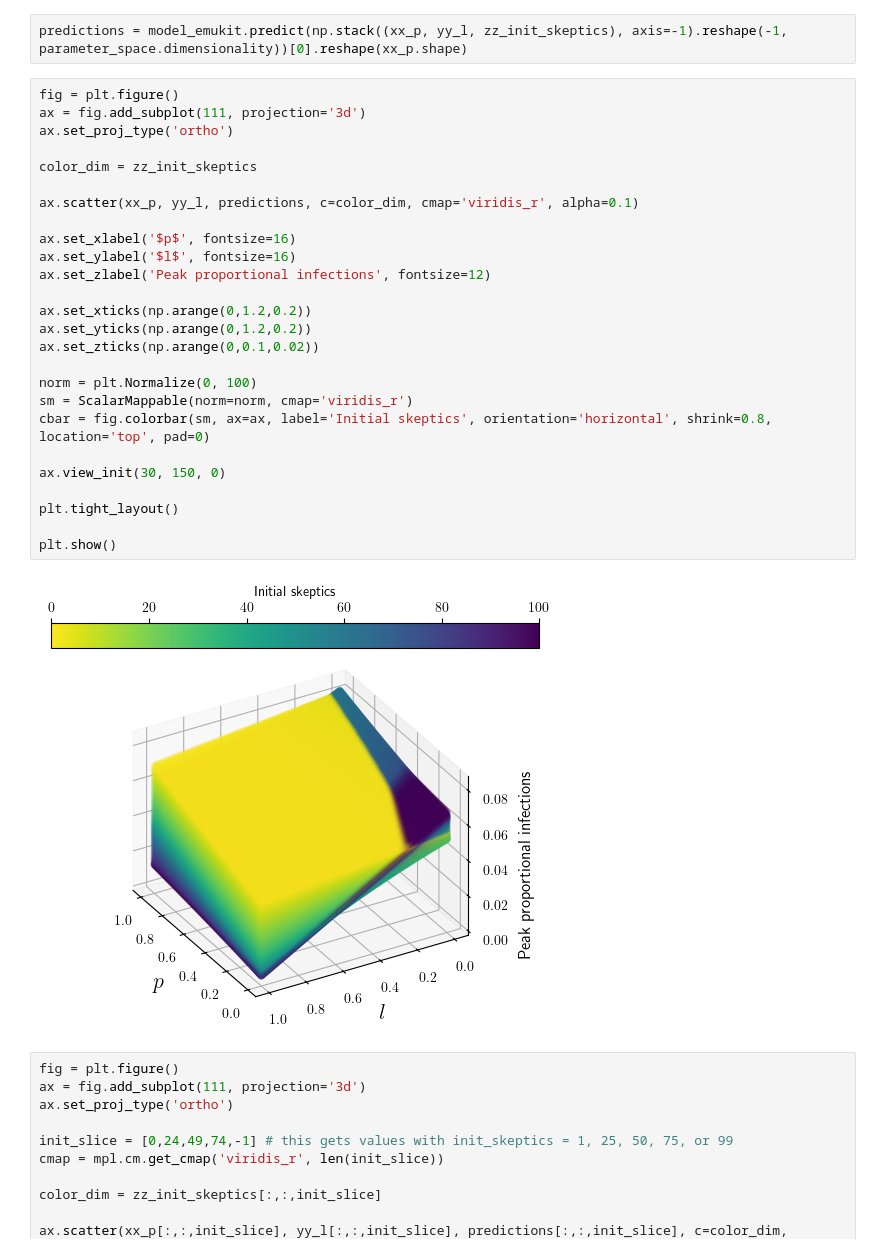
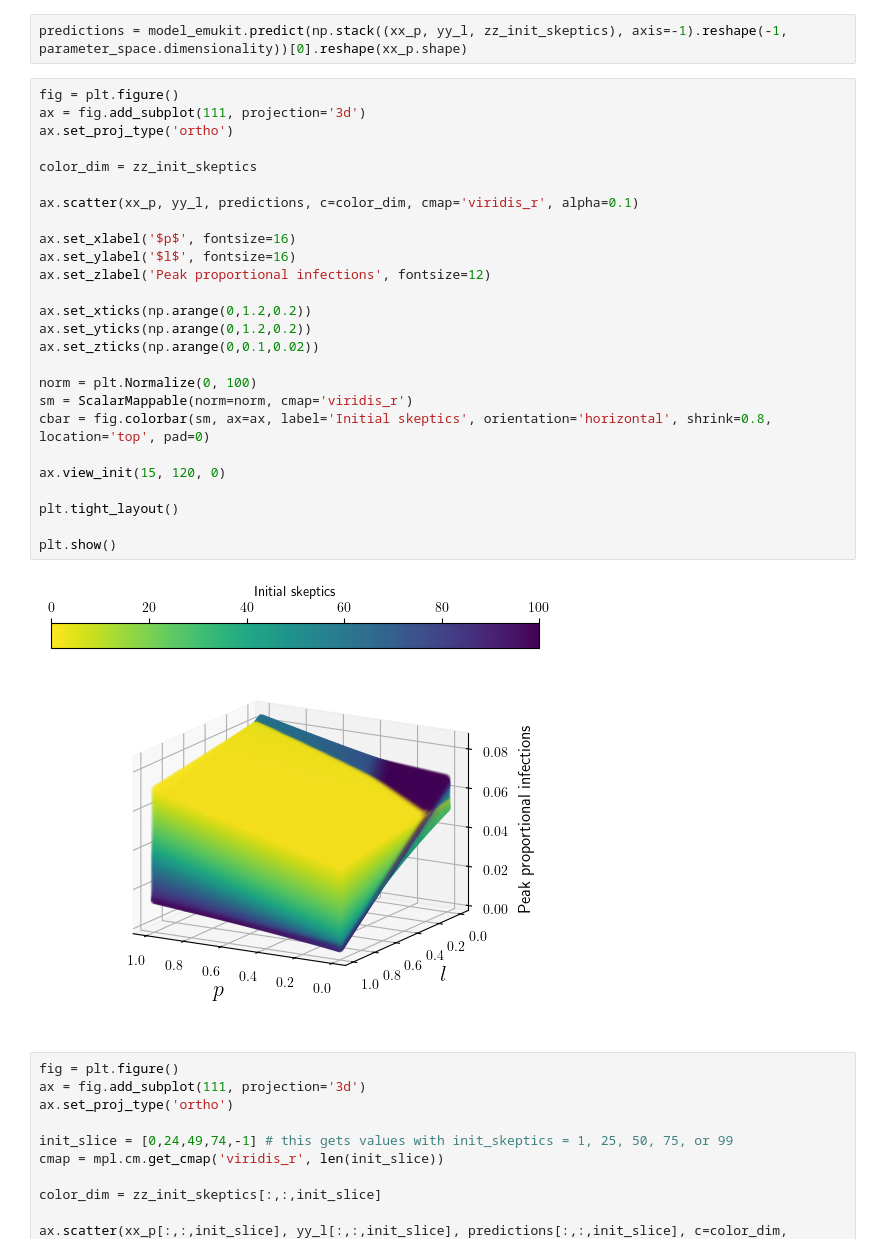
Before and after one commit to gkim65/FRED_misinformation, a Jupyter notebook: gp.ipynb, the cells around one changed output. Cells and saved outputs as stored; diff of their text form.

Commit message:
adjust full variable plot

```diff
--- a/gp.ipynb
+++ b/gp.ipynb
@@ -187,31 +187,31 @@ predictions = model_emukit.predict(np.stack((xx_p, yy_l, zz_init_skeptics), axis
 # %%
 fig = plt.figure()
 ax = fig.add_subplot(111, projection='3d')
 ax.set_proj_type('ortho')
 
 color_dim = zz_init_skeptics
 
 ax.scatter(xx_p, yy_l, predictions, c=color_dim, cmap='viridis_r', alpha=0.1)
 
 ax.set_xlabel('$p$', fontsize=16)
 ax.set_ylabel('$l$', fontsize=16)
 ax.set_zlabel('Peak proportional infections', fontsize=12)
 
 ax.set_xticks(np.arange(0,1.2,0.2))
 ax.set_yticks(np.arange(0,1.2,0.2))
 ax.set_zticks(np.arange(0,0.1,0.02))
 
 norm = plt.Normalize(0, 100)
 sm = ScalarMappable(norm=norm, cmap='viridis_r')
 cbar = fig.colorbar(sm, ax=ax, label='Initial skeptics', orientation='horizontal', shrink=0.8, location='top', pad=0)
 
-ax.view_init(30, 150, 0)
+ax.view_init(15, 120, 0)
 
 plt.tight_layout()
 
 plt.show()
 # %% [output]
-[figure, old version]
+[figure, new version]
 # %%
 fig = plt.figure()
 ax = fig.add_subplot(111, projection='3d')
```
Also changed, not shown: 1 other file.
